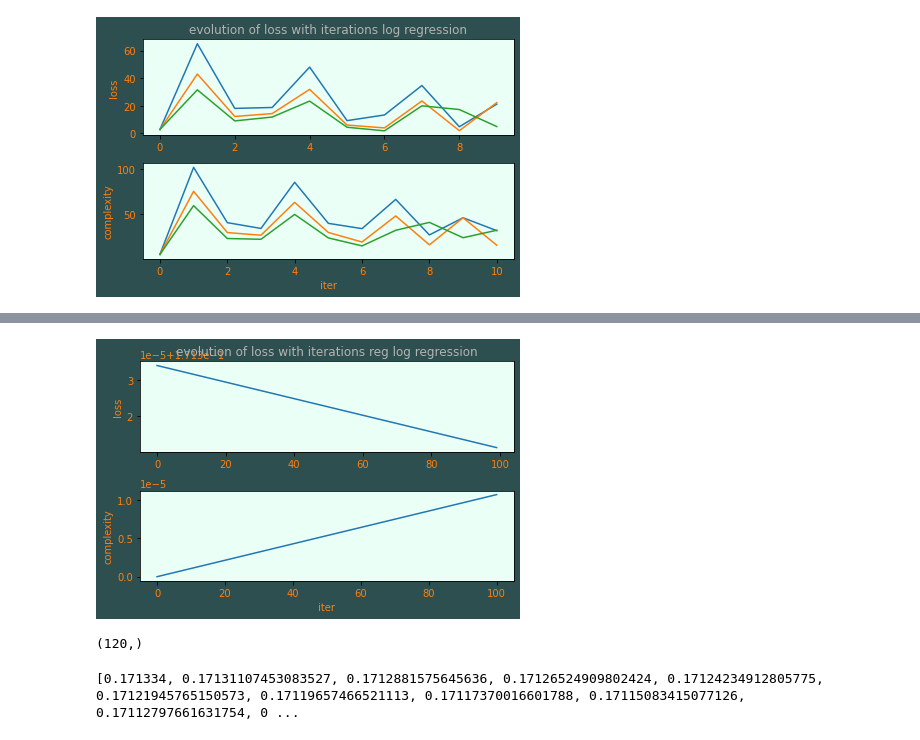
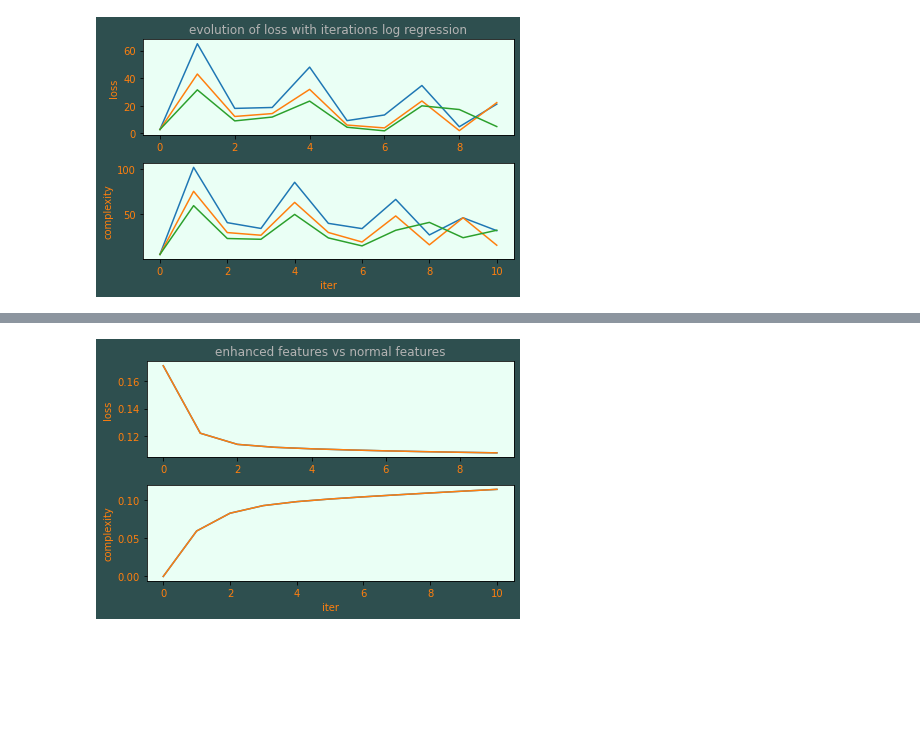
Before and after one commit to JeanBaptiste-dlb/project1_ML, a Jupyter notebook: project1/scripts/project1.ipynb, the cells around one changed output, grey strips where cells are left out. Drawn from its saved outputs; the diff is of its cells as text; code cells hidden in the pictures; blank space fills up the shorter version.

```diff
--- a/project1/scripts/project1.ipynb
+++ b/project1/scripts/project1.ipynb
@@ -219,33 +319,25 @@ NameError: name &#39;get_w_loss&#39; is not defined
 # %%
-
-enhanced_tX = implementations.build_poly(tX,3)
-w,loss=get_w_loss(y,enhanced_tX,1,0,100,5e-08, store=True )
+# Test feature correction using linear regression to give values to features lacking some values.
+tX_completed=implementations.Datas_completion_lacking_values_predicted(tX)
+enhanced_completed_tX= implementations.build_poly(tX_completed,4)
+enhanced_tX = implementations.build_poly(tX,4)
+w_completed, loss_completed = get_w_loss(y, enhanced_completed_tX, 1, gamma=0.05, store=True)
+w, loss = get_w_loss(y, enhanced_tX, 1, gamma=0.05, store=True)
 
 fig, axs = plt.subplots(2,1,facecolor=(.18, .31, .31))
 axs[0].plot(loss)
+axs[0].plot(loss_completed)
 axs[1].plot([np.linalg.norm(item) for item in w])
+axs[1].plot([np.linalg.norm(item) for item in w_completed])
 axs[0].set_facecolor('#eafff5')
 axs[1].set_facecolor('#eafff5')
-axs[0].set_title('evolution of loss with iterations reg log regression', color='0.7')
+axs[0].set_title('enhanced features vs normal features', color='0.7')
 axs[0].set_ylabel("loss", color='tab:orange')
 axs[1].set_ylabel("complexity", color='tab:orange')
 axs[1].set_xlabel("iter",color='tab:orange')
 axs[0].tick_params(labelcolor='tab:orange')
 axs[1].tick_params(labelcolor='tab:orange')
-#plt.savefig("../visualisations/trial_reg_log_regression.png")
+plt.savefig("../visualisations/enhanced_vs_normal_features.png")
 plt.tight_layout()
-plt.show()
 # %% [output]
-[figure, old version]
+[figure, new version]
-# %%
-print(w.shape)
-OUTPUT_PATH = '../data/submission.csv'
-data=implementations.build_poly(tX_test,3)
-y_pred = predict_labels(w, data)
-create_csv_submission(ids_test, y_pred, OUTPUT_PATH)
-# %% [output]
-(120,)
-# %%
-print(loss)
-# %% [output]
-[0.171334, 0.17131107453083527, 0.1712881575645636, 0.17126524909802424, 0.17124234912805775, 0.17121945765150573, 0.17119657466521113, 0.17117370016601788, 0.17115083415077126, 0.17112797661631754, 0 ...
```
Also changed, not shown: parts of 9 cells of this notebook, 4 other files.
